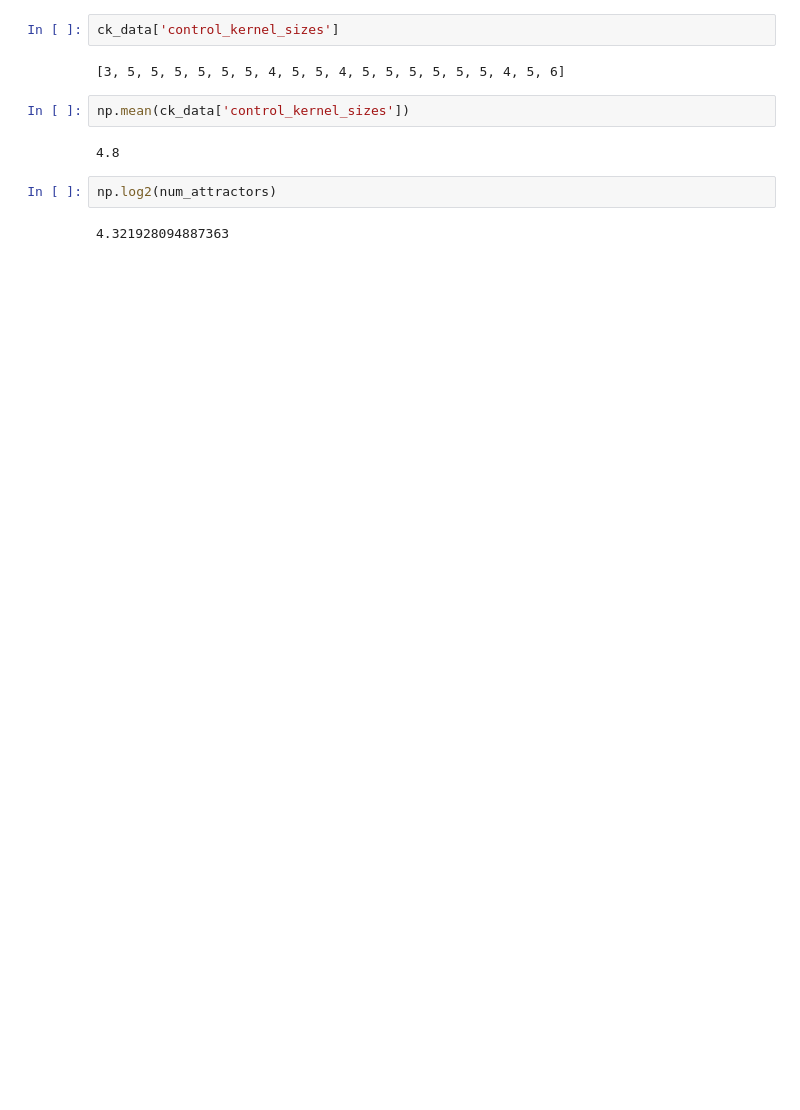
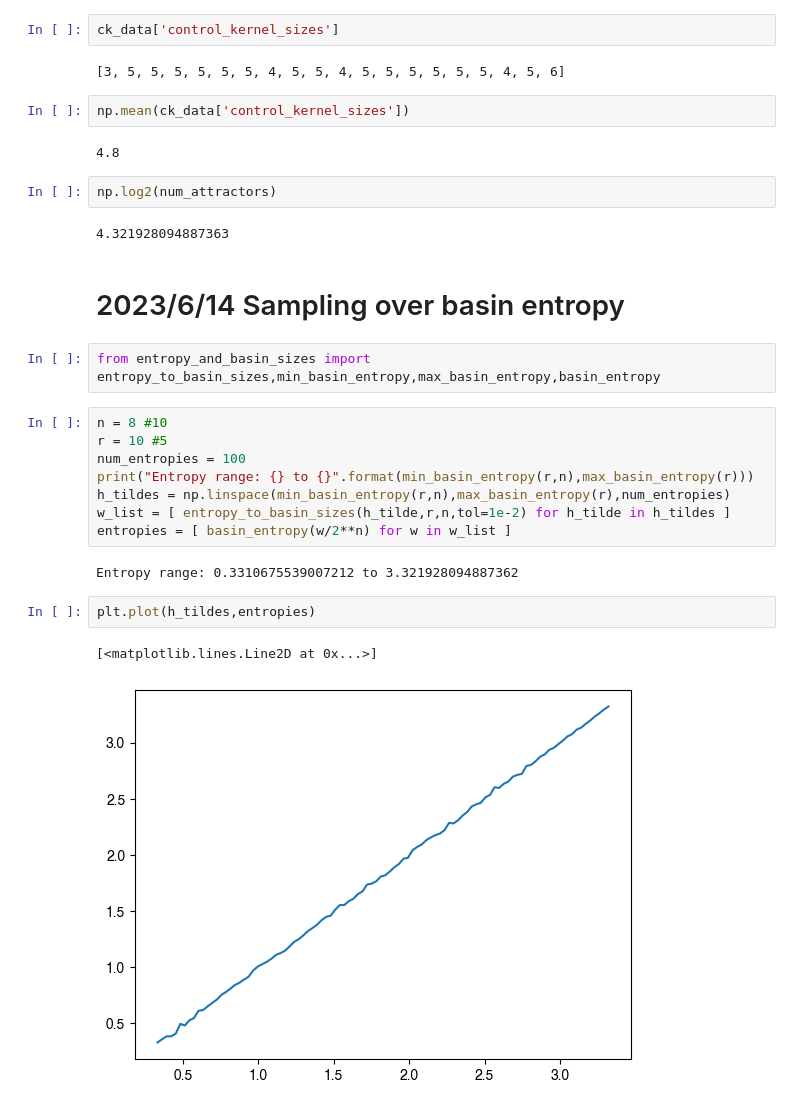
Before and after one commit to bcdaniels/Control-of-Synthetic-Boolean-Networks, a Jupyter notebook: code/develop-synthetic-network-experiment.ipynb, the cells around one changed output. Saved outputs shown, nothing was run; the diff lists cells and outputs as text; blank space fills up the shorter version.

Commit message:
add work on sampling across basin entropies in jupyter notebook

```diff
--- a/code/develop-synthetic-network-experiment.ipynb
+++ b/code/develop-synthetic-network-experiment.ipynb
@@ -102,3 +103,22 @@ np.mean(ck_data['control_kernel_sizes'])
 np.log2(num_attractors)
 # %% [output]
 4.321928094887363
+# %% [markdown]
+# 2023/6/14 Sampling over basin entropy
+# %%
+from entropy_and_basin_sizes import entropy_to_basin_sizes,min_basin_entropy,max_basin_entropy,basin_entropy
+# %%
+n = 8 #10
+r = 10 #5
+num_entropies = 100
+print("Entropy range: {} to {}".format(min_basin_entropy(r,n),max_basin_entropy(r)))
+h_tildes = np.linspace(min_basin_entropy(r,n),max_basin_entropy(r),num_entropies)
+w_list = [ entropy_to_basin_sizes(h_tilde,r,n,tol=1e-2) for h_tilde in h_tildes ]
+entropies = [ basin_entropy(w/2**n) for w in w_list ]
+# %% [output]
+Entropy range: 0.3310675539007212 to 3.321928094887362
+# %%
+plt.plot(h_tildes,entropies)
+# %% [output]
+[<matplotlib.lines.Line2D at 0x...>]
+[figure, added]
```
Also changed, not shown: parts of 11 cells of this notebook.
